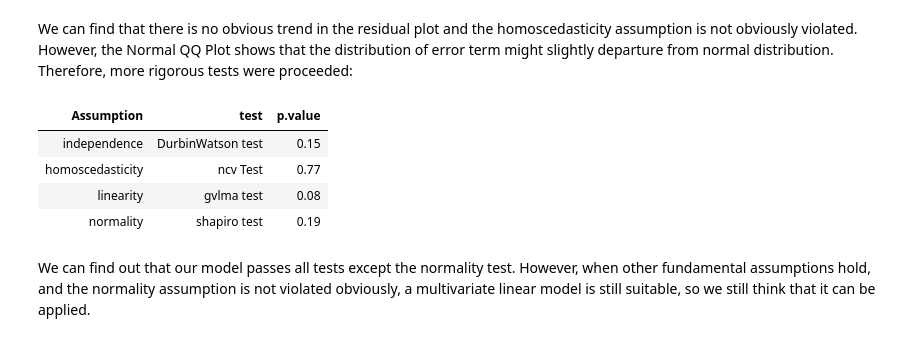
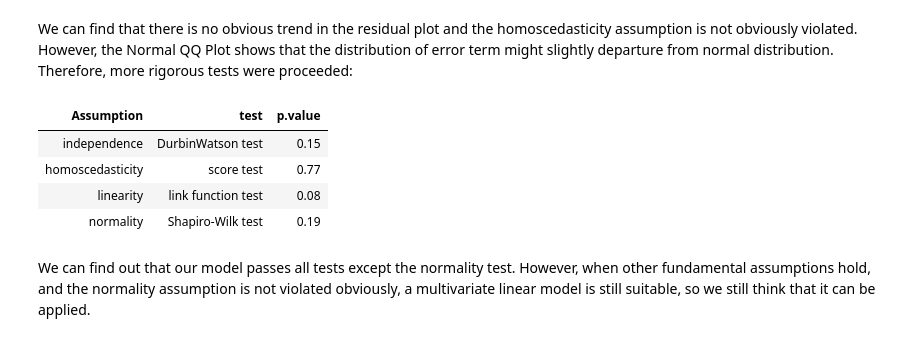
Before and after one commit to chilli0i0/628Groupwork1, a Jupyter notebook: Jupyter/TheFullNoteBook.ipynb, the cells around one changed output. Cells and saved outputs as stored; diff of their text form; code cells hidden in the pictures.

```diff
--- a/Jupyter/TheFullNoteBook.ipynb
+++ b/Jupyter/TheFullNoteBook.ipynb
@@ -143,24 +145,24 @@ cook2<-cook2+ggtitle("Cook's distance after delete observations")
 We can find that there is no obvious trend in the residual plot and the homoscedasticity assumption is not obviously violated. However, the Normal QQ Plot shows that the distribution of error term might slightly departure from normal distribution. Therefore, more rigorous tests were proceeded:
 # %%
 r1 = c('independence','homoscedasticity','linearity','normality')
-r2 = c('DurbinWatson test','ncv Test','gvlma test','shapiro test')
+r2 = c('DurbinWatson test','score test','link function test','Shapiro-Wilk test')
 r3 = c(0.15,0.77,0.08,0.19)
 r = data.frame('Assumption'=r1,'test'=r2,'p-value'=r3)
 table <- tableGrob(r,rows=NULL)
 grid.newpage()
 h <- grobHeight(table)
 w <- grobWidth(table)
 title <- textGrob("model checking", y=unit(0.5,"npc") + 1*h,
                   vjust=0, gp=gpar(fontsize=15))
 gt <- gTree(children=gList(table, title))
 #grid.draw(gt)
 r
 # %% [output]
 | Assumption | test | p.value |
 | independence | DurbinWatson test | 0.15 |
-| homoscedasticity | ncv Test | 0.77 |
-| linearity | gvlma test | 0.08 |
-| normality | shapiro test | 0.19 |
+| homoscedasticity | score test | 0.77 |
+| linearity | link function test | 0.08 |
+| normality | Shapiro-Wilk test | 0.19 |
 # %% [markdown]
 We can find out that our model passes all tests except the normality test. However, when other fundamental assumptions hold, and the normality assumption is not violated obviously, a multivariate linear model is still suitable, so we still think that it can be applied.
 # %% [markdown]
```
Also changed, not shown: parts of 15 cells of this notebook, 1 other file.
